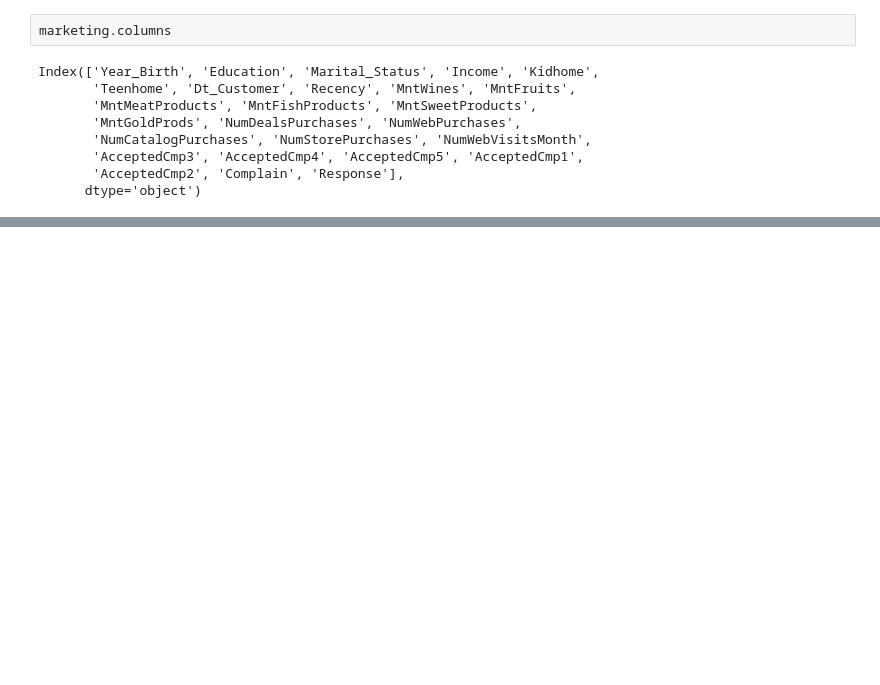
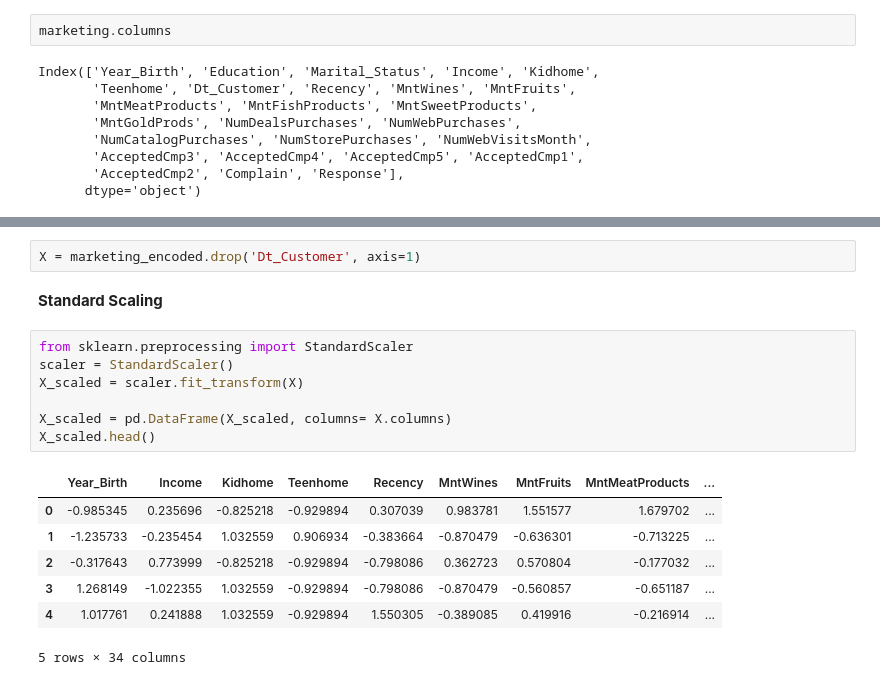
Before and after one commit to Mercymerine/Machine_learning2, a Jupyter notebook: Customer_personality_analysis.ipynb, the cells around one changed output, grey strips where cells are left out. Drawn from its saved outputs; the diff is of its cells as text; blank space fills up the shorter version.

```diff
--- a/Customer_personality_analysis.ipynb
+++ b/Customer_personality_analysis.ipynb
@@ -419,0 +432,19 @@ marketing_encoding = ['Education', 'Marital_Status']
+# %%
+X = marketing_encoded.drop('Dt_Customer', axis=1)
+# %% [markdown]
+**Standard Scaling**
+# %%
+from sklearn.preprocessing import StandardScaler
+scaler = StandardScaler()
+X_scaled = scaler.fit_transform(X)
+
+X_scaled = pd.DataFrame(X_scaled, columns= X.columns)
+X_scaled.head()
+# %% [output]
+|  | Year_Birth | Income | Kidhome | Teenhome | Recency | MntWines | MntFruits | MntMeatProducts | ... |
+| 0 | -0.985345 | 0.235696 | -0.825218 | -0.929894 | 0.307039 | 0.983781 | 1.551577 | 1.679702 | ... |
+| 1 | -1.235733 | -0.235454 | 1.032559 | 0.906934 | -0.383664 | -0.870479 | -0.636301 | -0.713225 | ... |
+| 2 | -0.317643 | 0.773999 | -0.825218 | -0.929894 | -0.798086 | 0.362723 | 0.570804 | -0.177032 | ... |
+| 3 | 1.268149 | -1.022355 | 1.032559 | -0.929894 | -0.798086 | -0.870479 | -0.560857 | -0.651187 | ... |
+| 4 | 1.017761 | 0.241888 | 1.032559 | -0.929894 | 1.550305 | -0.389085 | 0.419916 | -0.216914 | ... |
+5 rows × 34 columns
```
Also changed, not shown: parts of 10 cells of this notebook.
